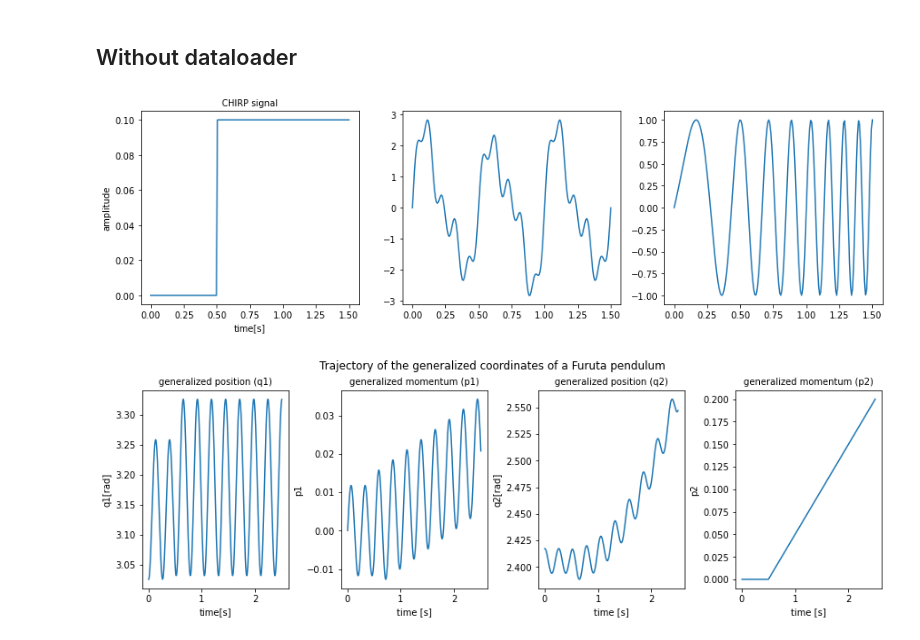
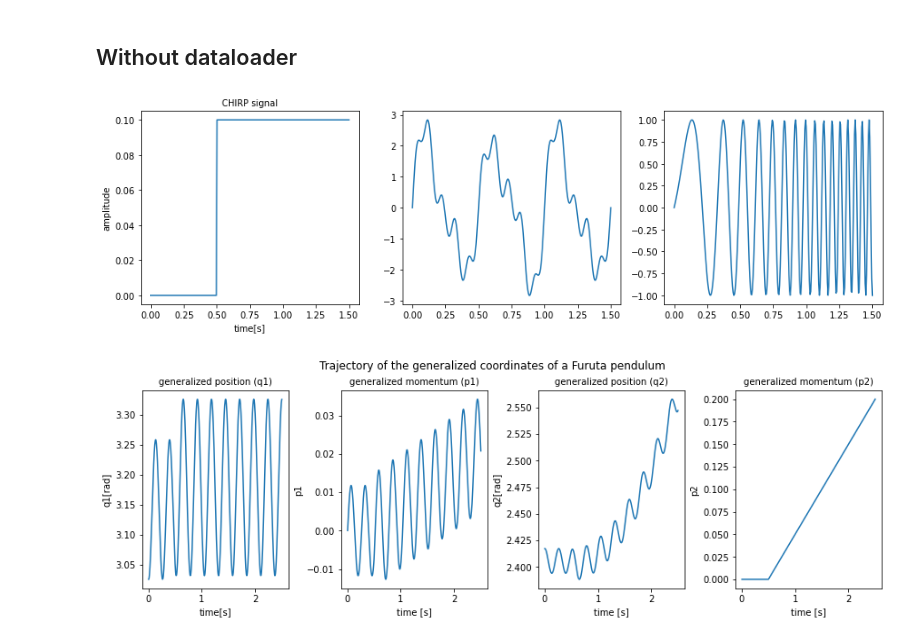
Before and after one commit to unesmu/SP-learning-hamiltonian-functions-from-data, a Jupyter notebook: notebooks/0_Furuta_Data.ipynb, the cells around one changed output. Cells and saved outputs as stored; diff of their text form; code cells hidden in the pictures.

```diff
--- a/notebooks/0_Furuta_Data.ipynb
+++ b/notebooks/0_Furuta_Data.ipynb
@@ -46,28 +46,28 @@ from src.furuta.utils import *
 # %%
 Ts, noise_std, C_q1, C_q2, g, Jr, Lr, Mp, Lp = set_furuta_params(which = 'fake')
 # %%
-t=torch.linspace(0,1.5,200)
+t=torch.linspace(0,1.5,300)
 
 signal1 = step_fun(t, t1=0.5)
 signal2 = multi_sine(t)
-signal3 = chirp_fun(t,T=1.5,f0=1,f1=10)
+signal3 = chirp_fun(t,T=1.5,f0=1,f1=20)
 
 fig, ax = plt.subplots(1,3,figsize=(15,4))
 ax[0].plot(t, signal1)
 ax[0].set_title('Step signal', fontsize=10)
 ax[0].set_xlabel('time[s]')
 ax[0].set_ylabel('amplitude')
 ax[1].plot(t, signal2)
 ax[0].set_title('multisine signal', fontsize=10)
 ax[0].set_xlabel('time[s]')
 ax[0].set_ylabel('amplitude')
 ax[2].plot(t, signal3)
 ax[0].set_title('CHIRP signal', fontsize=10)
 ax[0].set_xlabel('time[s]')
 ax[0].set_ylabel('amplitude')
 plt.show()
 # %% [output]
-[figure, old version]
+[figure, new version]
 # %%
 q1, p1, q2, p2, t_eval = get_trajectory_furuta(utype='step',
                                                 gtype='simple',
```
Also changed, not shown: 3 other files.
